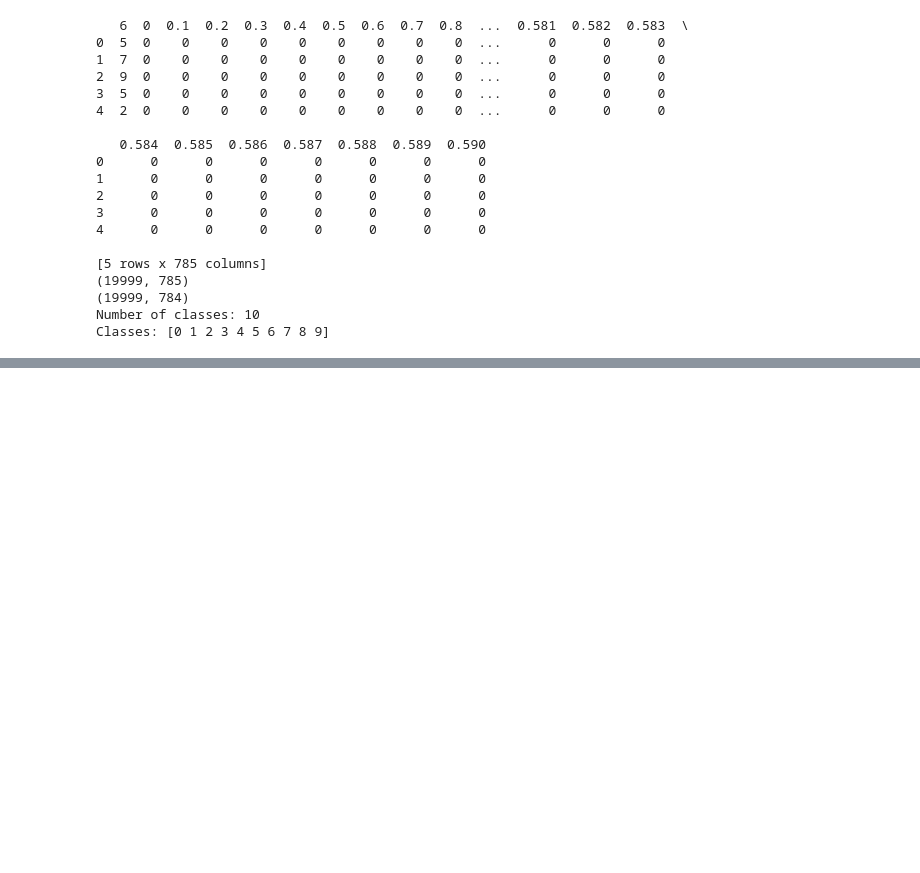
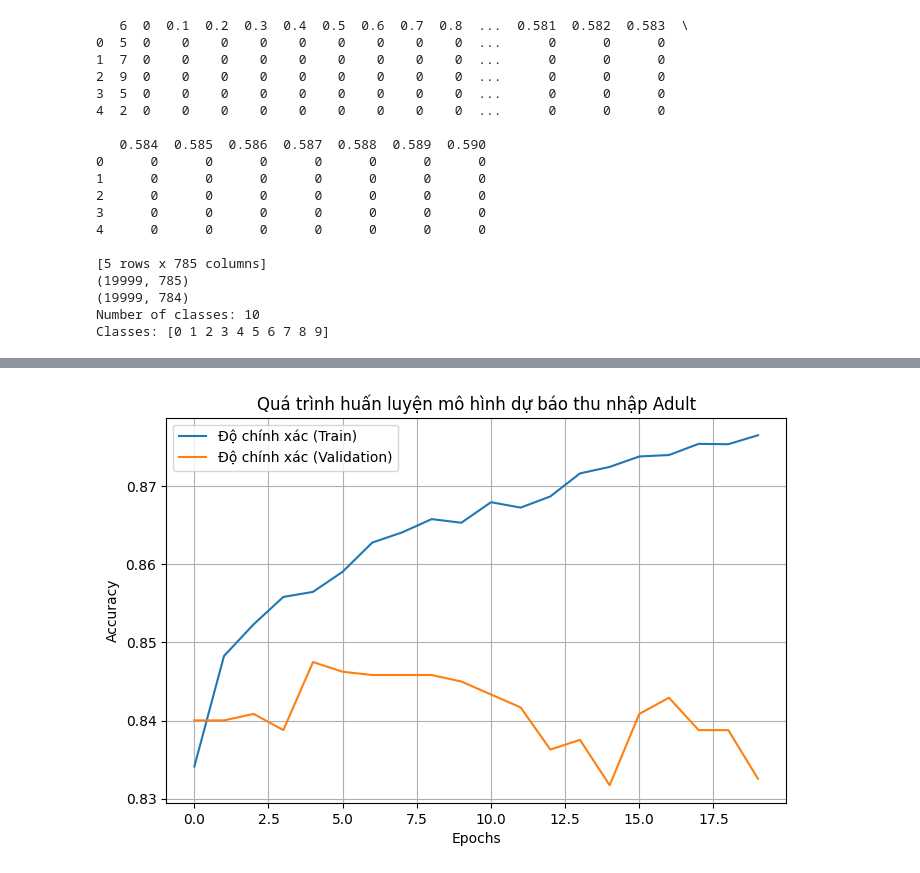
Before and after one commit to XTruong1511/TH_DeepLaening, a Jupyter notebook: TH_Deep_B3.ipynb, the cells around one changed output, grey strips where cells are left out. Cells and saved outputs as stored; diff of their text form; code cells hidden in the pictures; blank space fills up the shorter version.

```diff
--- a/TH_Deep_B3.ipynb
+++ b/TH_Deep_B3.ipynb
@@ -241,0 +550,87 @@ Epoch 30/30
+# %%
+import pandas as pd
+import numpy as np
+import tensorflow as tf
+from tensorflow.keras import layers, models
+from sklearn.model_selection import train_test_split
+from sklearn.preprocessing import StandardScaler, LabelEncoder
+import matplotlib.pyplot as plt
+
+print("Đang tải dữ liệu Adult Income ...")
+
+# Khai báo đường dẫn trực tiếp tới file dữ liệu
+url = "https://archive.ics.uci.edu/ml/machine-learning-databases/adult/adult.data"
+
+columns = [
+    'age', 'workclass', 'fnlwgt', 'education', 'education-num',
+    'marital-status', 'occupation', 'relationship', 'race', 'sex',
+    'capital-gain', 'capital-loss', 'hours-per-week', 'native-country', 'income'
+]
+
+# Đọc dữ liệu từ URL
+df = pd.read_csv(url, names=columns, skipinitialspace=True)
+
+print(f"Đã tải thành công! Kích thước dữ liệu gốc: {df.shape}")
+
+# Xóa các dòng chứa giá trị rỗng
+df = df.replace('?', np.nan).dropna()
+
+# Tách đặc trưng (X) và Nhãn dự đoán (y)
+X = df.drop('income', axis=1)
+y = df['income']
+
+# 1.1 Xử lý Nhãn (y): Chuyển '<=50K' thành 0 và '>50K' thành 1
+label_encoder = LabelEncoder()
+y = label_encoder.fit_transform(y)
+
+print(f"Bản đồ nhãn: {dict(zip(label_encoder.classes_, label_encoder.transform(label_encoder.classes_)))}")
+
+# 1.2 Xử lý Đặc trưng (X): Chuyển đổi các cột phân loại (chữ) thành các cột số
+X = pd.get_dummies(X, drop_first=True)
+
+# 1.3 Chia tập dữ liệu: 80% để huấn luyện, 20% để kiểm tra
+X_train, X_test, y_train, y_test = train_test_split(X, y, test_size=0.2, random_state=42)
+
+# 1.4 Chuẩn hóa các thang đo số
+scaler = StandardScaler()
+X_train = scaler.fit_transform(X_train)
+X_test = scaler.transform(X_test)
+
+print(f"Kích thước tập X_train sau xử lý: {X_train.shape}")
+
+model = models.Sequential()
+
+# Lớp ẩn 1
+model.add(layers.Dense(64, activation='relu', input_dim=X_train.shape[1]))
+
+# Lớp ẩn 2
+model.add(layers.Dense(32, activation='relu'))
+
+# Lớp đầu ra
+model.add(layers.Dense(1, activation='sigmoid'))
+
+model.summary()
+
+model.compile(optimizer='adam',
+              loss='binary_crossentropy',
+              metrics=['accuracy'])
+
+print("\n--- Bắt đầu huấn luyện mô hình ---")
+# Huấn luyện mô hình
+history = model.fit(X_train, y_train, epochs=20, batch_size=32, validation_split=0.1, verbose=1)
+
+
+test_loss, test_acc = model.evaluate(X_test, y_test, verbose=0)
+print(f"\nĐộ chính xác của mô hình trên tập Test: {test_acc * 100:.2f}%")
+
+# Vẽ đồ thị độ chính xác
+plt.figure(figsize=(8, 5))
+plt.plot(history.history['accuracy'], label='Độ chính xác (Train)')
+plt.plot(history.history['val_accuracy'], label='Độ chính xác (Validation)')
+plt.title('Quá trình huấn luyện mô hình dự báo thu nhập Adult')
+plt.xlabel('Epochs')
+plt.ylabel('Accuracy')
+plt.legend()
+plt.grid(True)
+plt.show()
+# %% [output]
@@ -241,0 +671 @@ Epoch 30/30
+[figure, added]
```
Also changed, not shown: parts of 11 cells of this notebook.
